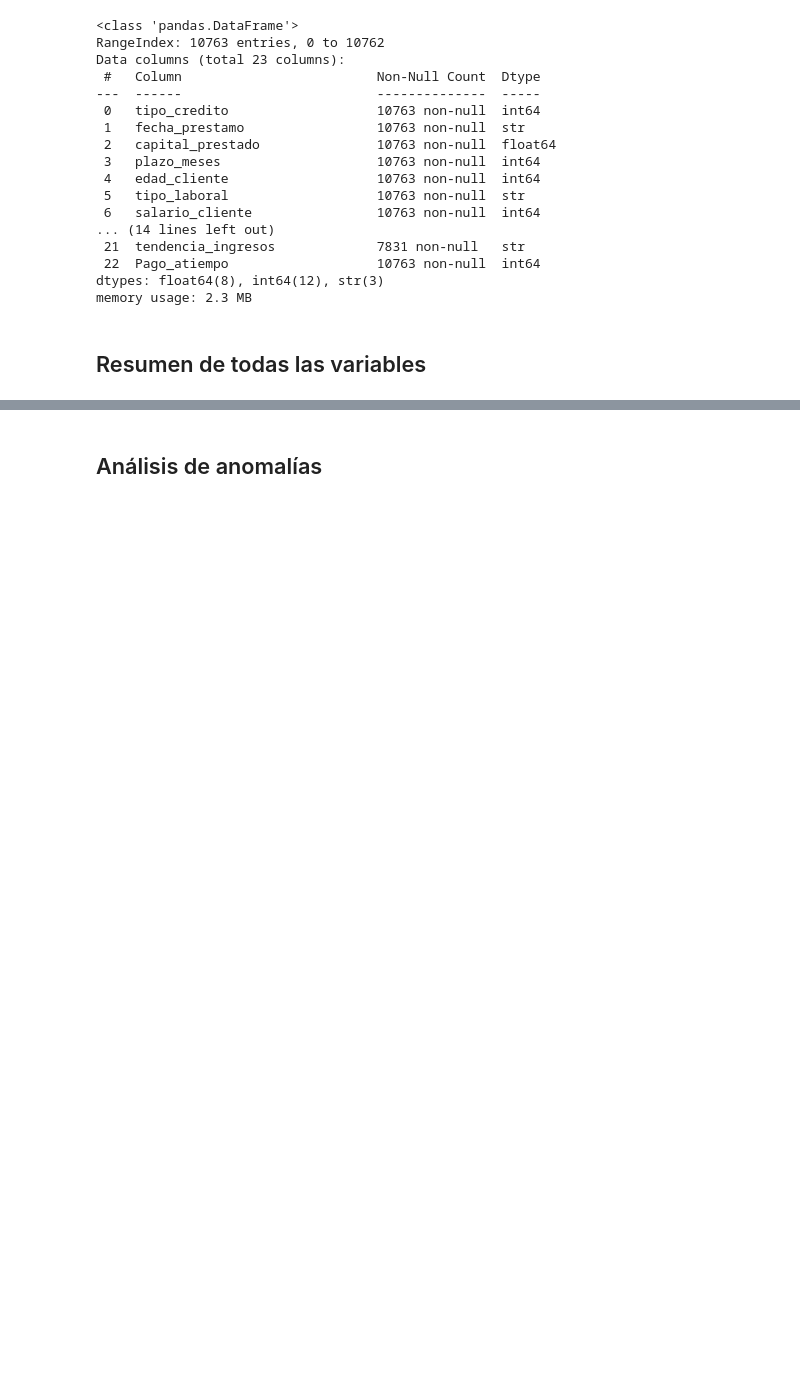
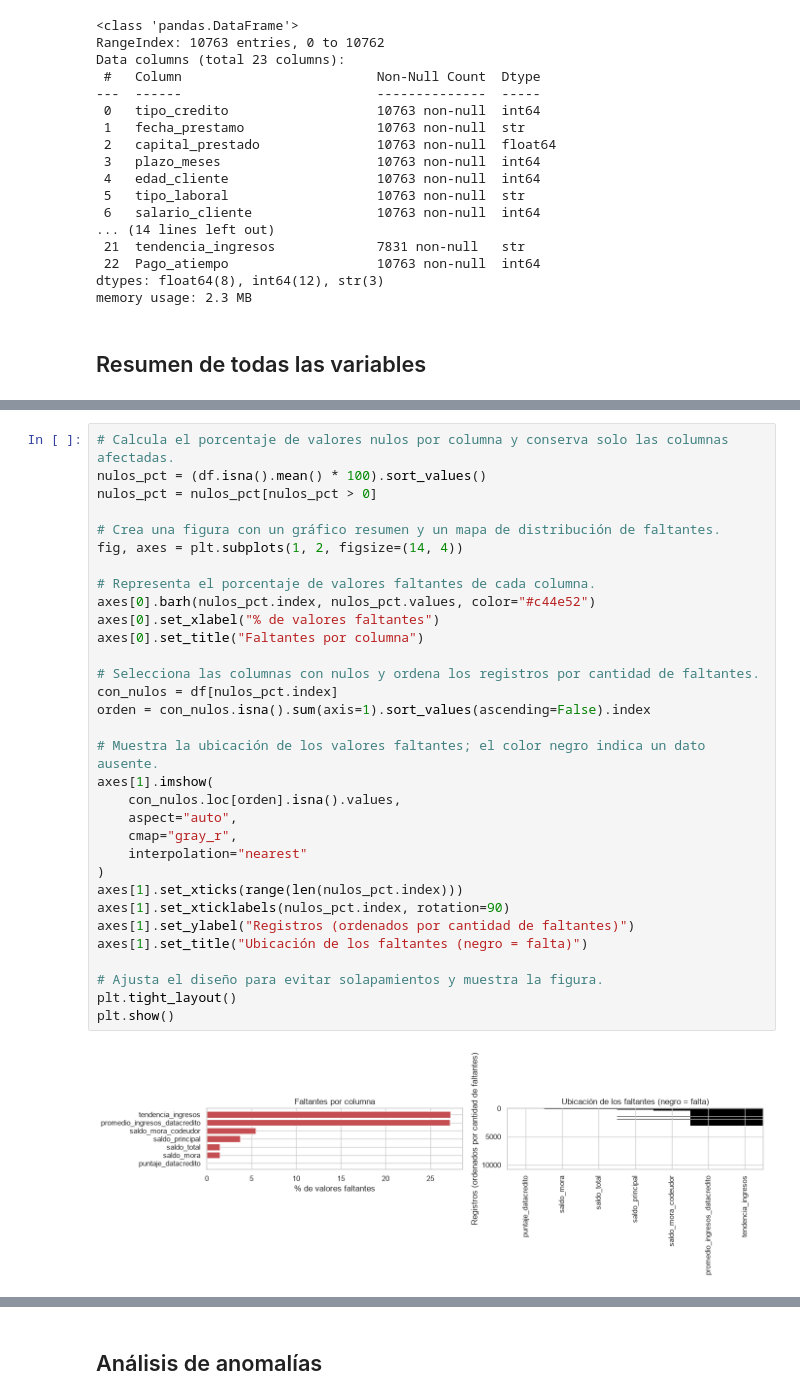
Before and after one commit to mmelgarejo-ds/credit-risk-mlops, a Jupyter notebook: mlops_pipeline/src/comprension_eda.ipynb, the cells around one changed output, grey strips where cells are left out. Cells and saved outputs as stored; diff of their text form; blank space fills up the shorter version.

Commit message:
feat: análisis univariable y visualizaciones de la exploración inicial

```diff
--- a/mlops_pipeline/src/comprension_eda.ipynb
+++ b/mlops_pipeline/src/comprension_eda.ipynb
@@ -101,0 +112,34 @@ Funciona como identificador, no como predictor. Para usarla hay que derivar el m
+# %%
+# Calcula el porcentaje de valores nulos por columna y conserva solo las columnas afectadas.
+nulos_pct = (df.isna().mean() * 100).sort_values()
+nulos_pct = nulos_pct[nulos_pct > 0]
+
+# Crea una figura con un gráfico resumen y un mapa de distribución de faltantes.
+fig, axes = plt.subplots(1, 2, figsize=(14, 4))
+
+# Representa el porcentaje de valores faltantes de cada columna.
+axes[0].barh(nulos_pct.index, nulos_pct.values, color="#c44e52")
+axes[0].set_xlabel("% de valores faltantes")
+axes[0].set_title("Faltantes por columna")
+
+# Selecciona las columnas con nulos y ordena los registros por cantidad de faltantes.
+con_nulos = df[nulos_pct.index]
+orden = con_nulos.isna().sum(axis=1).sort_values(ascending=False).index
+
+# Muestra la ubicación de los valores faltantes; el color negro indica un dato ausente.
+axes[1].imshow(
+    con_nulos.loc[orden].isna().values,
+    aspect="auto",
+    cmap="gray_r",
+    interpolation="nearest"
+)
+axes[1].set_xticks(range(len(nulos_pct.index)))
+axes[1].set_xticklabels(nulos_pct.index, rotation=90)
+axes[1].set_ylabel("Registros (ordenados por cantidad de faltantes)")
+axes[1].set_title("Ubicación de los faltantes (negro = falta)")
+
+# Ajusta el diseño para evitar solapamientos y muestra la figura.
+plt.tight_layout()
+plt.show()
+# %% [output]
+[figure, added]
```
Also changed, not shown: parts of 62 cells of this notebook.
